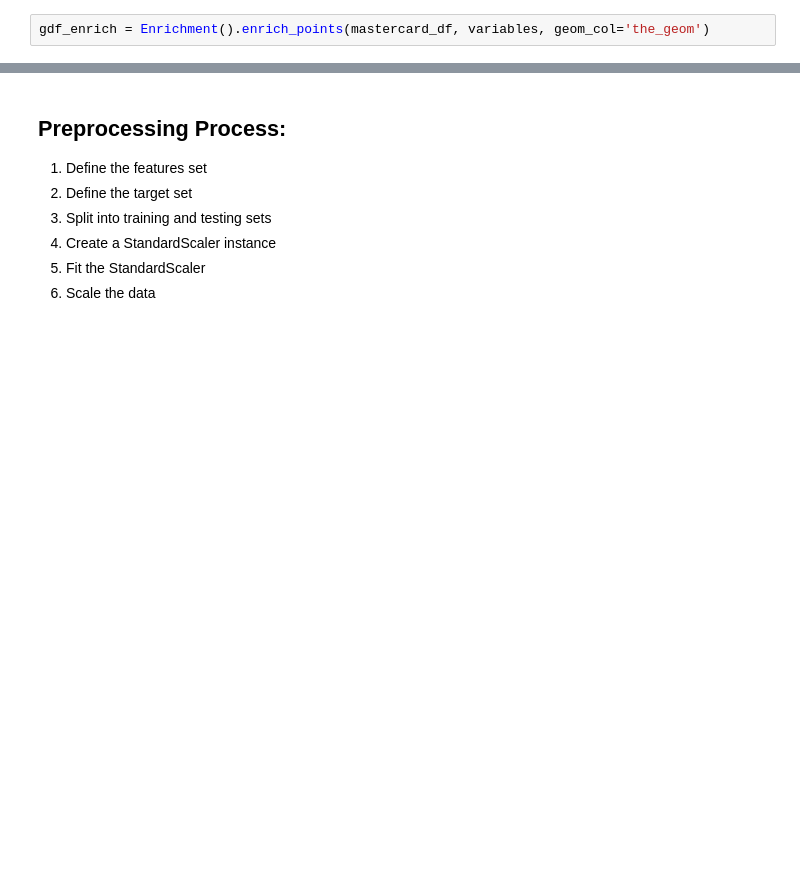
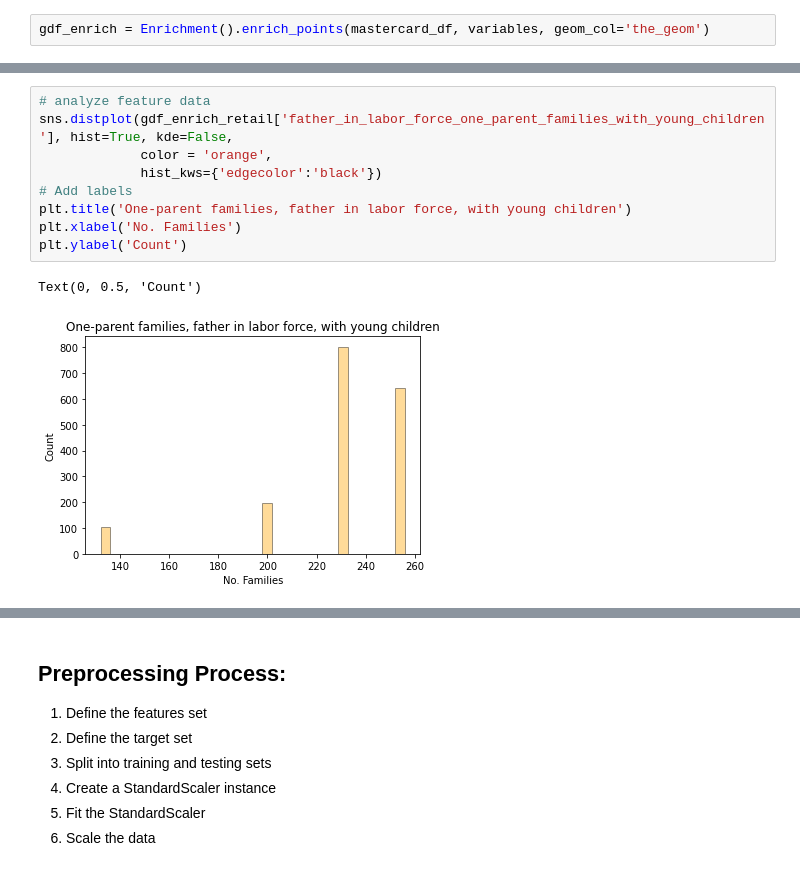
Before and after one commit to asliwinski23/mastercard_spend_prediction, a Jupyter notebook: final_project.ipynb, the cells around one changed output, grey strips where cells are left out. Saved outputs shown, nothing was run; the diff lists cells and outputs as text; blank space fills up the shorter version.

```diff
--- a/final_project.ipynb
+++ b/final_project.ipynb
@@ -163,0 +216,12 @@ gdf_enrich_retail = gdf_enrich_retail[gdf_enrich_retail.txn_amt < 1000]
+# %%
+# analyze feature data
+sns.distplot(gdf_enrich_retail['father_in_labor_force_one_parent_families_with_young_children'], hist=True, kde=False,
+             color = 'orange',
+             hist_kws={'edgecolor':'black'})
+# Add labels
+plt.title('One-parent families, father in labor force, with young children')
+plt.xlabel('No. Families')
+plt.ylabel('Count')
+# %% [output]
+Text(0, 0.5, 'Count')
+[figure, added]
```
Also changed, not shown: parts of 15 cells of this notebook.
